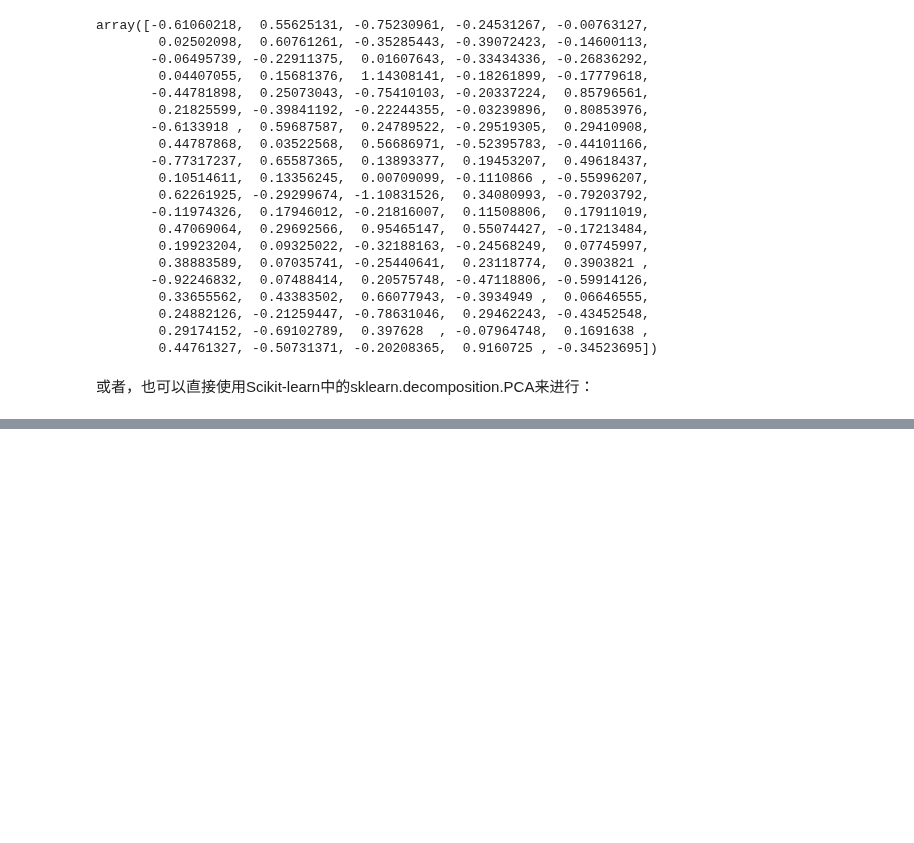
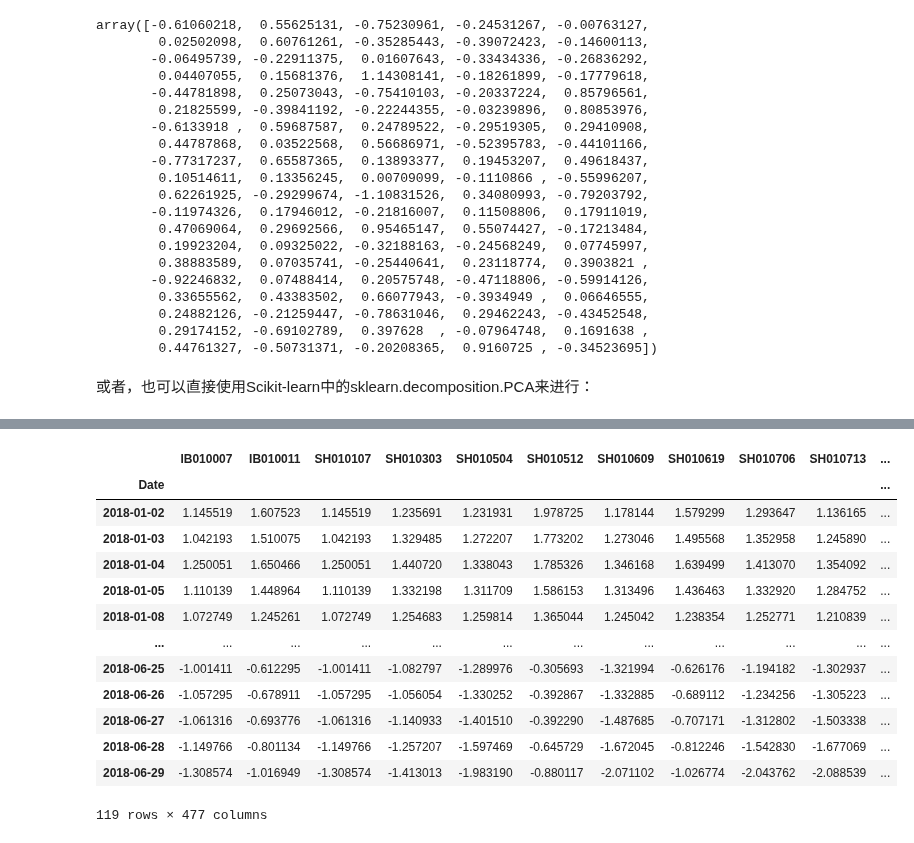
Before and after one commit to sijichun/PythonTutor, a Jupyter notebook: PCA_Manifold.ipynb, the cells around one changed output, grey strips where cells are left out. Drawn from its saved outputs; the diff is of its cells as text; code cells hidden in the pictures; blank space fills up the shorter version.

```diff
--- a/PCA_Manifold.ipynb
+++ b/PCA_Manifold.ipynb
@@ -161,0 +145,23 @@ Comp=pca.transform(X)
+# %%
+date=pd.to_datetime(bond['Date'])
+bond=bond.set_index(date)
+sub_bond=bond['2018-01-02':'2018-07-01']
+sub_bond=sub_bond.dropna(axis=1)
+# 标准化
+std_sub_bond=(sub_bond.iloc[:,1:]-sub_bond.iloc[:,1:].mean(axis=0))/sub_bond.iloc[:,1:].std(axis=0)
+std_sub_bond
+# %% [output]
+|  | IB010007 | IB010011 | SH010107 | SH010303 | SH010504 | SH010512 | SH010609 | SH010619 | SH010706 | SH010713 | ... |
+| Date |  |  |  |  |  |  |  |  |  |  | ... |
+| 2018-01-02 | 1.145519 | 1.607523 | 1.145519 | 1.235691 | 1.231931 | 1.978725 | 1.178144 | 1.579299 | 1.293647 | 1.136165 | ... |
+| 2018-01-03 | 1.042193 | 1.510075 | 1.042193 | 1.329485 | 1.272207 | 1.773202 | 1.273046 | 1.495568 | 1.352958 | 1.245890 | ... |
+| 2018-01-04 | 1.250051 | 1.650466 | 1.250051 | 1.440720 | 1.338043 | 1.785326 | 1.346168 | 1.639499 | 1.413070 | 1.354092 | ... |
+| 2018-01-05 | 1.110139 | 1.448964 | 1.110139 | 1.332198 | 1.311709 | 1.586153 | 1.313496 | 1.436463 | 1.332920 | 1.284752 | ... |
+| 2018-01-08 | 1.072749 | 1.245261 | 1.072749 | 1.254683 | 1.259814 | 1.365044 | 1.245042 | 1.238354 | 1.252771 | 1.210839 | ... |
+| ... | ... | ... | ... | ... | ... | ... | ... | ... | ... | ... | ... |
+| 2018-06-25 | -1.001411 | -0.612295 | -1.001411 | -1.082797 | -1.289976 | -0.305693 | -1.321994 | -0.626176 | -1.194182 | -1.302937 | ... |
+| 2018-06-26 | -1.057295 | -0.678911 | -1.057295 | -1.056054 | -1.330252 | -0.392867 | -1.332885 | -0.689112 | -1.234256 | -1.305223 | ... |
+| 2018-06-27 | -1.061316 | -0.693776 | -1.061316 | -1.140933 | -1.401510 | -0.392290 | -1.487685 | -0.707171 | -1.312802 | -1.503338 | ... |
+| 2018-06-28 | -1.149766 | -0.801134 | -1.149766 | -1.257207 | -1.597469 | -0.645729 | -1.672045 | -0.812246 | -1.542830 | -1.677069 | ... |
+| 2018-06-29 | -1.308574 | -1.016949 | -1.308574 | -1.413013 | -1.983190 | -0.880117 | -2.071102 | -1.026774 | -2.043762 | -2.088539 | ... |
+119 rows × 477 columns
```
Also changed, not shown: parts of 15 cells of this notebook, 1 other file.
